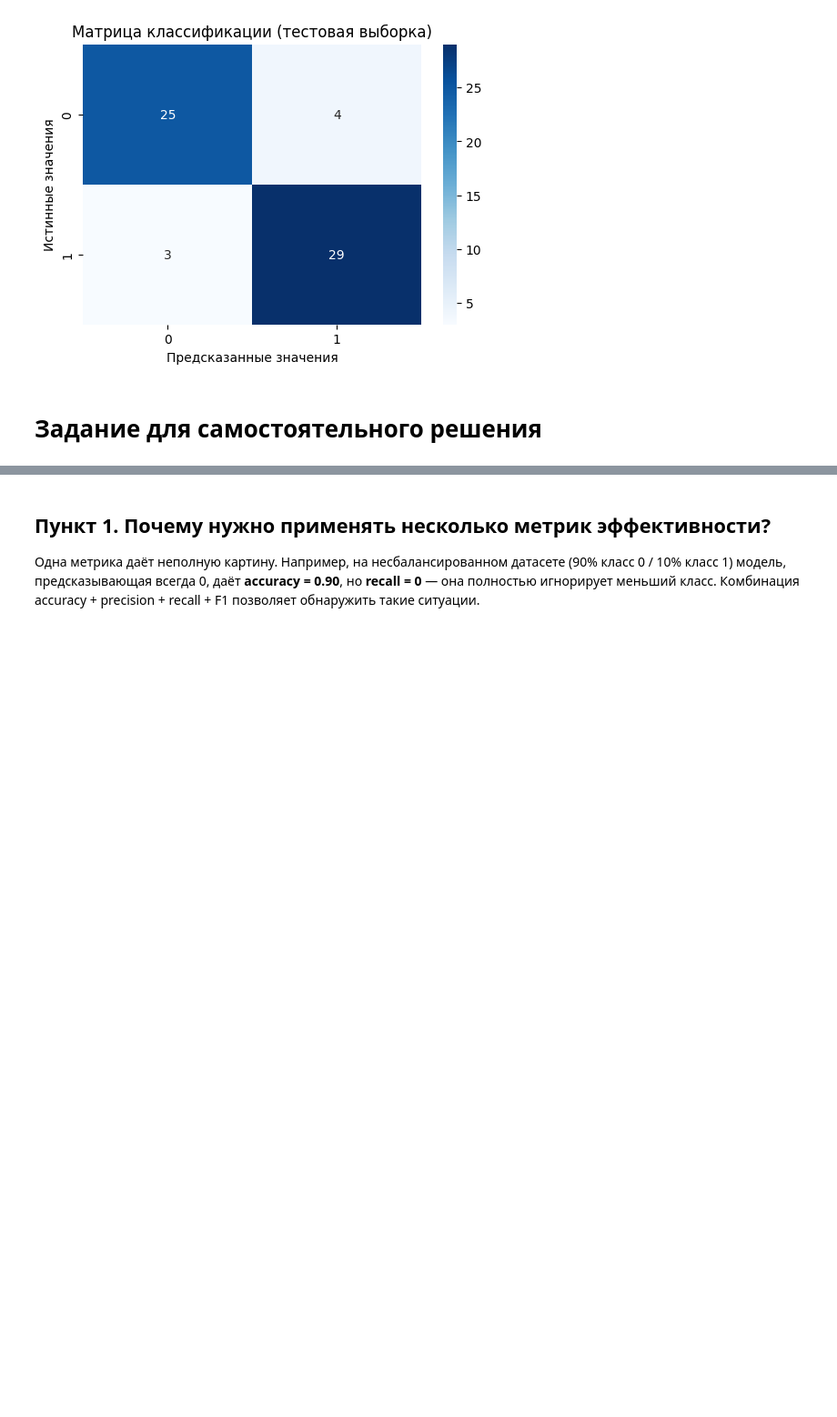
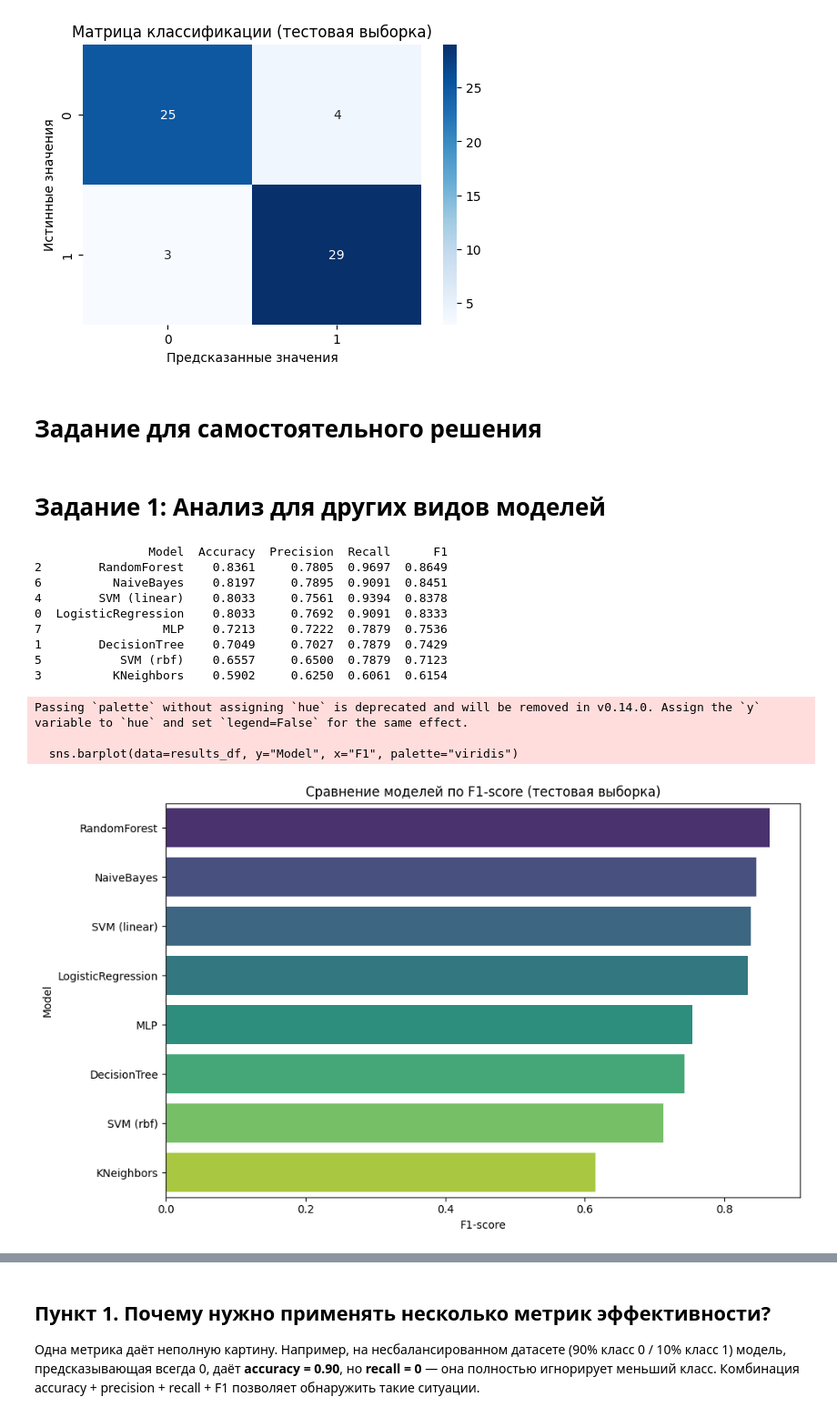
Before and after one commit to druol/ML_Labs, a Jupyter notebook: ML4_Диагностика_моделей/1.ipynb, the cells around one changed output, grey strips where cells are left out. Shown at 91% size. Saved outputs shown, nothing was run; the diff lists cells and outputs as text; code cells hidden in the pictures; blank space fills up the shorter version.

```diff
--- a/ML4_Диагностика_моделей/1.ipynb
+++ b/ML4_Диагностика_моделей/1.ipynb
@@ -207,3 +207,83 @@ plt.show()
 [figure]
 # %% [markdown]
 # Задание для самостоятельного решения
+# %% [markdown]
+# Задание 1:  Анализ для других видов моделей
+# %%
+import pandas as pd
+import numpy as np
+import matplotlib.pyplot as plt
+import seaborn as sns
+from sklearn.model_selection import train_test_split
+from sklearn.linear_model import LogisticRegression
+from sklearn.tree import DecisionTreeClassifier
+from sklearn.ensemble import RandomForestClassifier
+from sklearn.neighbors import KNeighborsClassifier
+from sklearn.svm import SVC
+from sklearn.naive_bayes import GaussianNB
+from sklearn.neural_network import MLPClassifier
+from sklearn.metrics import accuracy_score, precision_score, recall_score, f1_score
+
+# Загрузка данных
+url = "heart.csv"
+df = pd.read_csv(url)
+
+# Если столбец называется 'target', переименуем в 'output'
+if 'target' in df.columns:
+    df.rename(columns={'target': 'output'}, inplace=True)
+
+X = df.drop('output', axis=1)
+y = df['output']
+
+# Разделение на обучающую и тестовую выборки (80/20)
+X_train, X_test, y_train, y_test = train_test_split(X, y, test_size=0.2, random_state=42, stratify=y)
+
+# Словарь моделей
+models = {
+    "LogisticRegression": LogisticRegression(max_iter=1000),
+    "DecisionTree": DecisionTreeClassifier(random_state=42),
+    "RandomForest": RandomForestClassifier(n_estimators=100, random_state=42),
+    "KNeighbors": KNeighborsClassifier(n_neighbors=5),
+    "SVM (linear)": SVC(kernel='linear', random_state=42),
+    "SVM (rbf)": SVC(kernel='rbf', random_state=42),
+    "NaiveBayes": GaussianNB(),
+    "MLP": MLPClassifier(max_iter=1000, random_state=42)
+}
+
+# Сбор метрик
+results = []
+for name, model in models.items():
+    model.fit(X_train, y_train)
+    y_pred = model.predict(X_test)
+    acc = accuracy_score(y_test, y_pred)
+    prec = precision_score(y_test, y_pred)
+    rec = recall_score(y_test, y_pred)
+    f1 = f1_score(y_test, y_pred)
+    results.append([name, acc, prec, rec, f1])
+
+# Таблица результатов
+results_df = pd.DataFrame(results, columns=["Model", "Accuracy", "Precision", "Recall", "F1"])
+results_df.sort_values("F1", ascending=False, inplace=True)
+print(results_df.round(4))
+
+# График сравнения по F1
+plt.figure(figsize=(10,6))
+sns.barplot(data=results_df, y="Model", x="F1", palette="viridis")
+plt.title("Сравнение моделей по F1-score (тестовая выборка)")
+plt.xlabel("F1-score")
+plt.tight_layout()
+plt.show()
+# %% [output]
+                Model  Accuracy  Precision  Recall      F1
+2        RandomForest    0.8361     0.7805  0.9697  0.8649
+6          NaiveBayes    0.8197     0.7895  0.9091  0.8451
+4        SVM (linear)    0.8033     0.7561  0.9394  0.8378
+0  LogisticRegression    0.8033     0.7692  0.9091  0.8333
+7                 MLP    0.7213     0.7222  0.7879  0.7536
+1        DecisionTree    0.7049     0.7027  0.7879  0.7429
+5           SVM (rbf)    0.6557     0.6500  0.7879  0.7123
+3          KNeighbors    0.5902     0.6250  0.6061  0.6154
+Passing `palette` without assigning `hue` is deprecated and will be removed in v0.14.0. Assign the `y` variable to `hue` and set `legend=False` for the same effect.
+
+  sns.barplot(data=results_df, y="Model", x="F1", palette="viridis")
+[figure, added]
```
Also changed, not shown: parts of 4 cells of this notebook, 18 other files.
